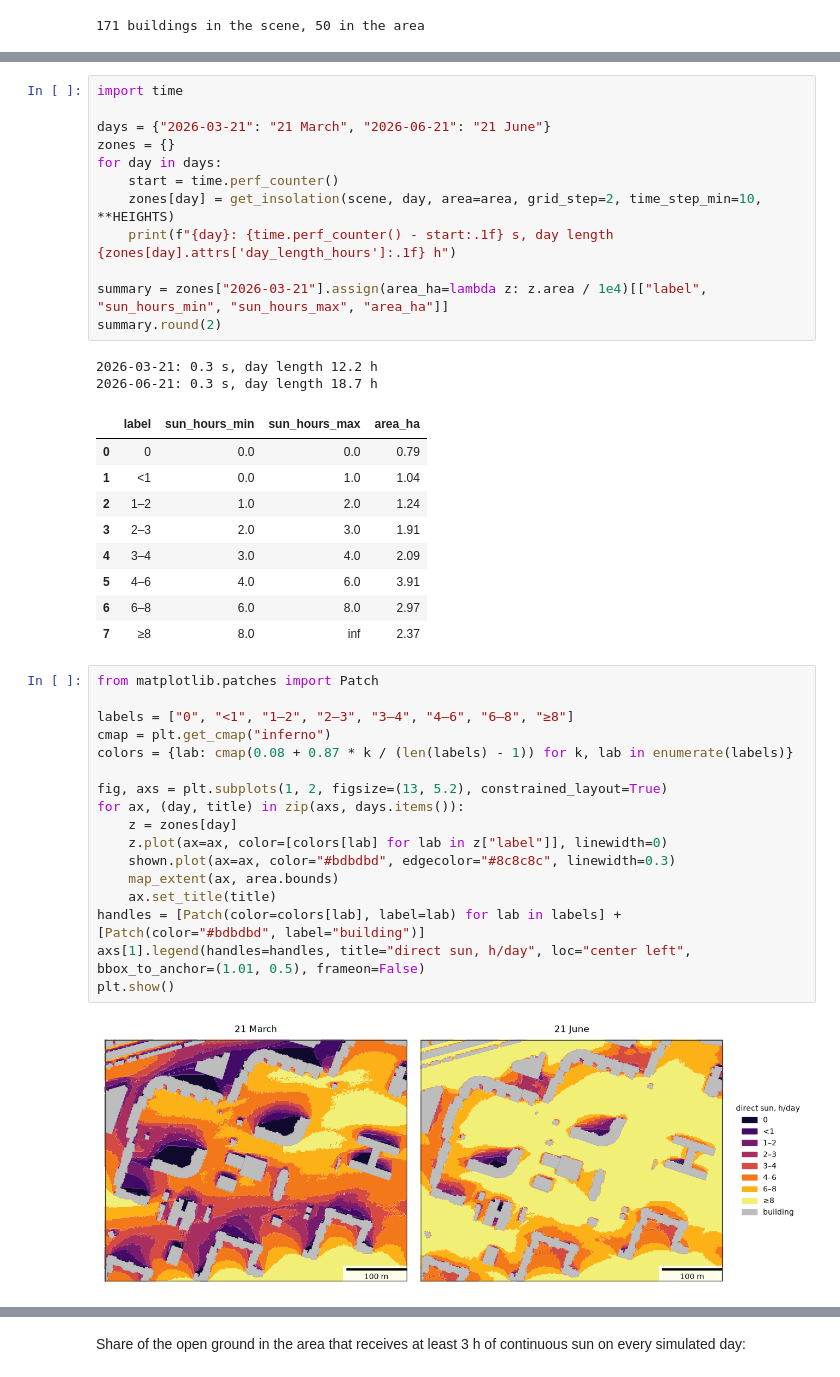
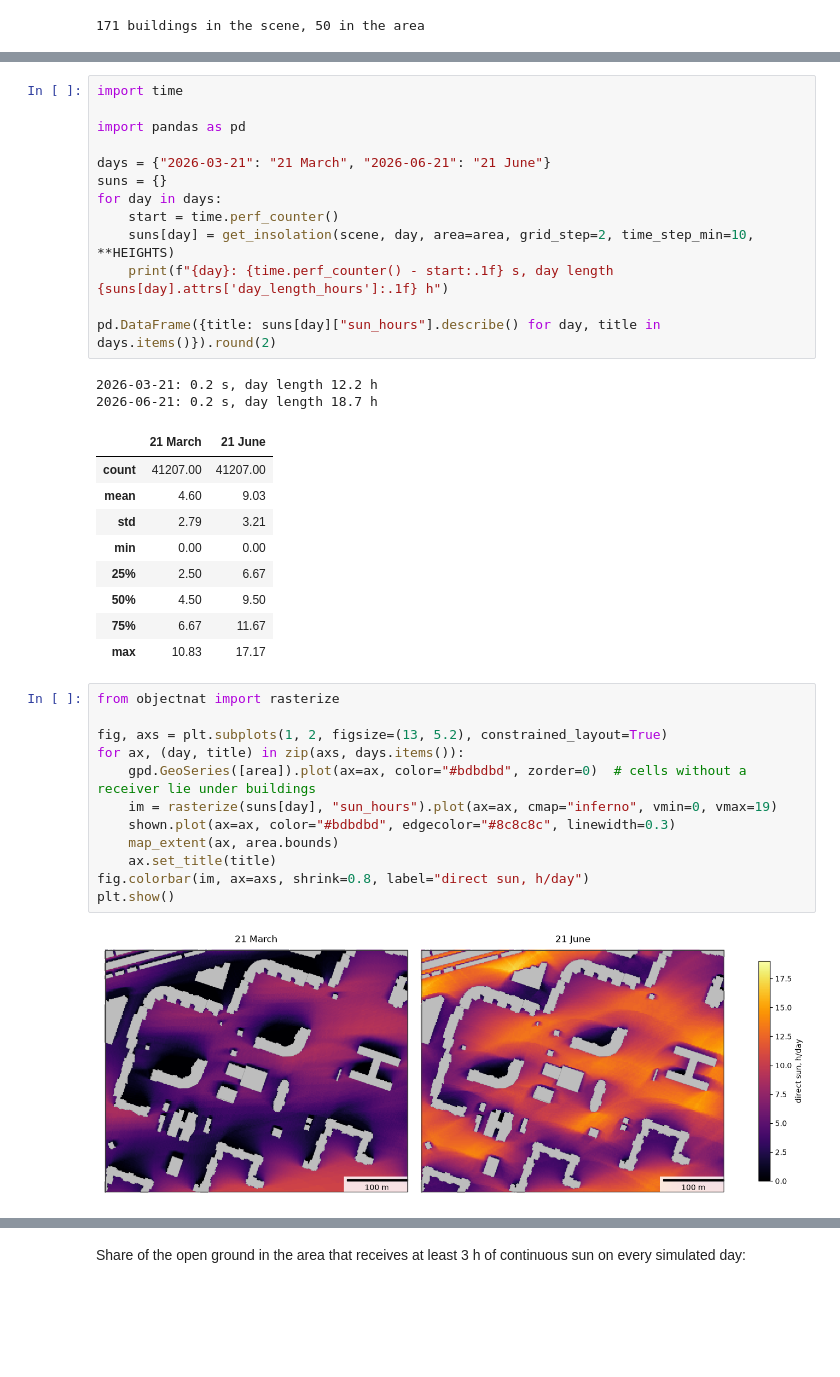
Before and after one commit to IDUclub/ObjectNat, a Jupyter notebook: docs/methods/examples/insolation.ipynb, the cells around one changed output, grey strips where cells are left out. Drawn from its saved outputs; the diff is of its cells as text; blank space fills up the shorter version.

```diff
--- a/docs/methods/examples/insolation.ipynb
+++ b/docs/methods/examples/insolation.ipynb
@@ -78,46 +78,42 @@ sampled every `time_step_min` minutes. The result has one zone per class of dail
 # %%
 import time
 
+import pandas as pd
+
 days = {"2026-03-21": "21 March", "2026-06-21": "21 June"}
-zones = {}
+suns = {}
 for day in days:
     start = time.perf_counter()
-    zones[day] = get_insolation(scene, day, area=area, grid_step=2, time_step_min=10, **HEIGHTS)
-    print(f"{day}: {time.perf_counter() - start:.1f} s, day length {zones[day].attrs['day_length_hours']:.1f} h")
+    suns[day] = get_insolation(scene, day, area=area, grid_step=2, time_step_min=10, **HEIGHTS)
+    print(f"{day}: {time.perf_counter() - start:.1f} s, day length {suns[day].attrs['day_length_hours']:.1f} h")
 
-summary = zones["2026-03-21"].assign(area_ha=lambda z: z.area / 1e4)[["label", "sun_hours_min", "sun_hours_max", "area_ha"]]
-summary.round(2)
+pd.DataFrame({title: suns[day]["sun_hours"].describe() for day, title in days.items()}).round(2)
 # %% [output]
-2026-03-21: 0.3 s, day length 12.2 h
-2026-06-21: 0.3 s, day length 18.7 h
+2026-03-21: 0.2 s, day length 12.2 h
+2026-06-21: 0.2 s, day length 18.7 h
-|  | label | sun_hours_min | sun_hours_max | area_ha |
-| 0 | 0 | 0.0 | 0.0 | 0.79 |
-| 1 | <1 | 0.0 | 1.0 | 1.04 |
-| 2 | 1–2 | 1.0 | 2.0 | 1.24 |
-| 3 | 2–3 | 2.0 | 3.0 | 1.91 |
-| 4 | 3–4 | 3.0 | 4.0 | 2.09 |
-| 5 | 4–6 | 4.0 | 6.0 | 3.91 |
-| 6 | 6–8 | 6.0 | 8.0 | 2.97 |
-| 7 | ≥8 | 8.0 | inf | 2.37 |
+|  | 21 March | 21 June |
+| count | 41207.00 | 41207.00 |
+| mean | 4.60 | 9.03 |
+| std | 2.79 | 3.21 |
+| min | 0.00 | 0.00 |
+| 25% | 2.50 | 6.67 |
+| 50% | 4.50 | 9.50 |
+| 75% | 6.67 | 11.67 |
+| max | 10.83 | 17.17 |
 # %%
-from matplotlib.patches import Patch
-
-labels = ["0", "<1", "1–2", "2–3", "3–4", "4–6", "6–8", "≥8"]
-cmap = plt.get_cmap("inferno")
-colors = {lab: cmap(0.08 + 0.87 * k / (len(labels) - 1)) for k, lab in enumerate(labels)}
+from objectnat import rasterize
 
 fig, axs = plt.subplots(1, 2, figsize=(13, 5.2), constrained_layout=True)
 for ax, (day, title) in zip(axs, days.items()):
-    z = zones[day]
-    z.plot(ax=ax, color=[colors[lab] for lab in z["label"]], linewidth=0)
+    gpd.GeoSeries([area]).plot(ax=ax, color="#bdbdbd", zorder=0)  # cells without a receiver lie under buildings
+    im = rasterize(suns[day], "sun_hours").plot(ax=ax, cmap="inferno", vmin=0, vmax=19)
     shown.plot(ax=ax, color="#bdbdbd", edgecolor="#8c8c8c", linewidth=0.3)
     map_extent(ax, area.bounds)
     ax.set_title(title)
-handles = [Patch(color=colors[lab], label=lab) for lab in labels] + [Patch(color="#bdbdbd", label="building")]
-axs[1].legend(handles=handles, title="direct sun, h/day", loc="center left", bbox_to_anchor=(1.01, 0.5), frameon=False)
+fig.colorbar(im, ax=axs, shrink=0.8, label="direct sun, h/day")
 plt.show()
 # %% [output]
-[figure, old version]
+[figure, new version]
 # %% [markdown]
 ## 3. A period and the worst day
 
```
Also changed, not shown: parts of 9 cells of this notebook, 10 other files.
